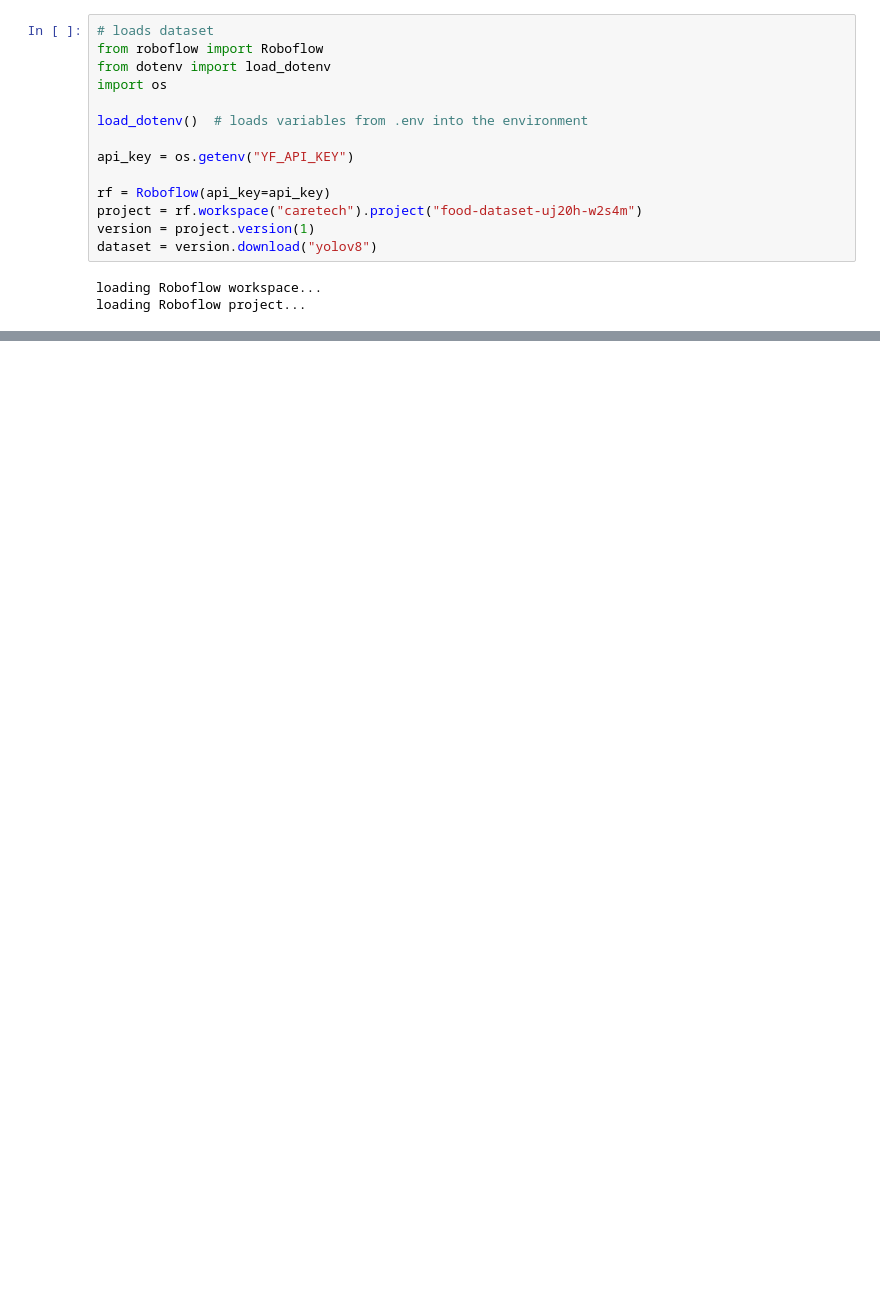
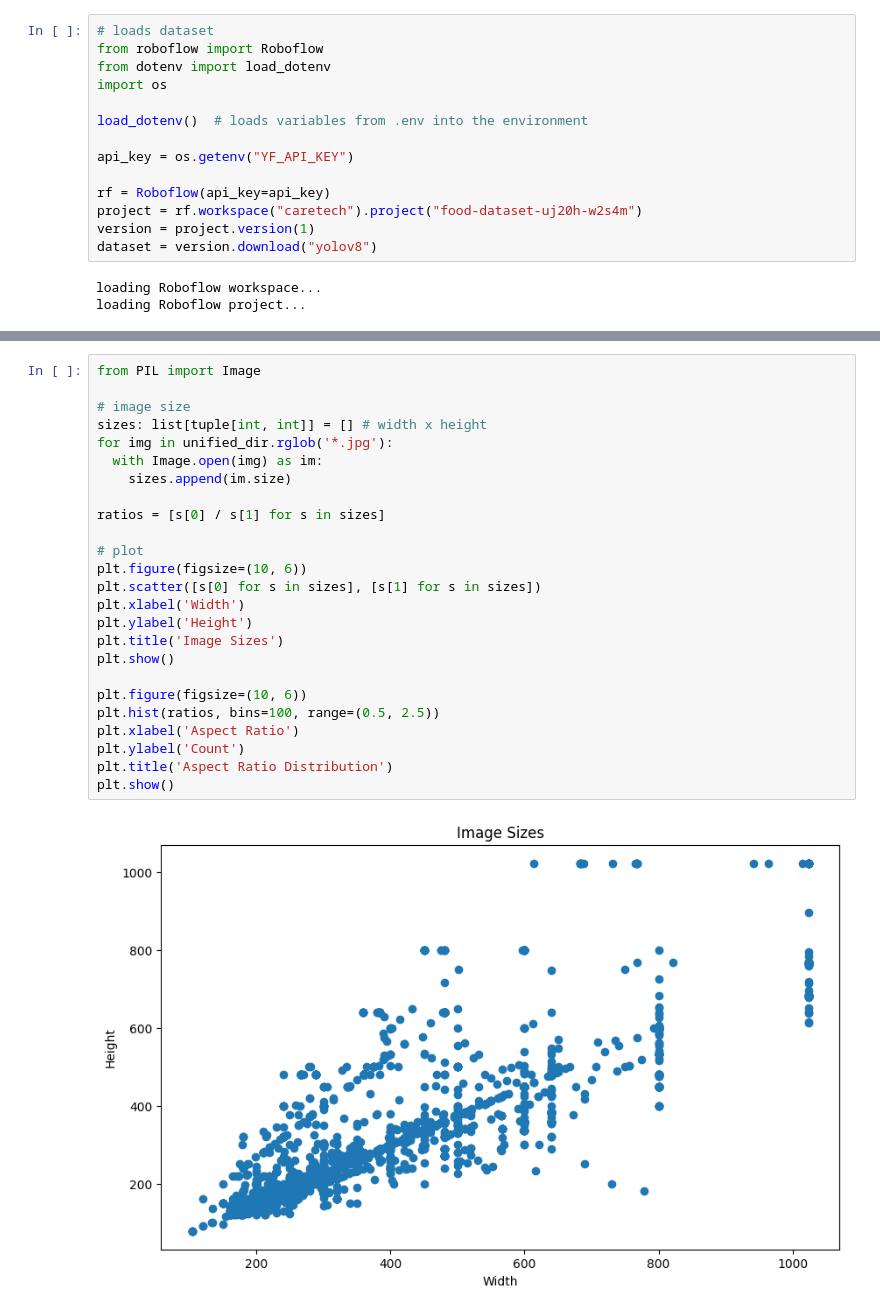
Before and after one commit to CareTech-at-UCI/vitamin-tracking, a Jupyter notebook: david-lahari/main.ipynb, the cells around one changed output, grey strips where cells are left out. Drawn from its saved outputs; the diff is of its cells as text; blank space fills up the shorter version.

```diff
--- a/david-lahari/main.ipynb
+++ b/david-lahari/main.ipynb
@@ -39,0 +124,27 @@ loading Roboflow project...
+# %%
+from PIL import Image
+
+# image size
+sizes: list[tuple[int, int]] = [] # width x height
+for img in unified_dir.rglob('*.jpg'):
+  with Image.open(img) as im:
+    sizes.append(im.size)
+
+ratios = [s[0] / s[1] for s in sizes]
+
+# plot
+plt.figure(figsize=(10, 6))
+plt.scatter([s[0] for s in sizes], [s[1] for s in sizes])
+plt.xlabel('Width')
+plt.ylabel('Height')
+plt.title('Image Sizes')
+plt.show()
+
+plt.figure(figsize=(10, 6))
+plt.hist(ratios, bins=100, range=(0.5, 2.5))
+plt.xlabel('Aspect Ratio')
+plt.ylabel('Count')
+plt.title('Aspect Ratio Distribution')
+plt.show()
+# %% [output]
+[figure, added]
```
Also changed, not shown: parts of 4 cells of this notebook.
